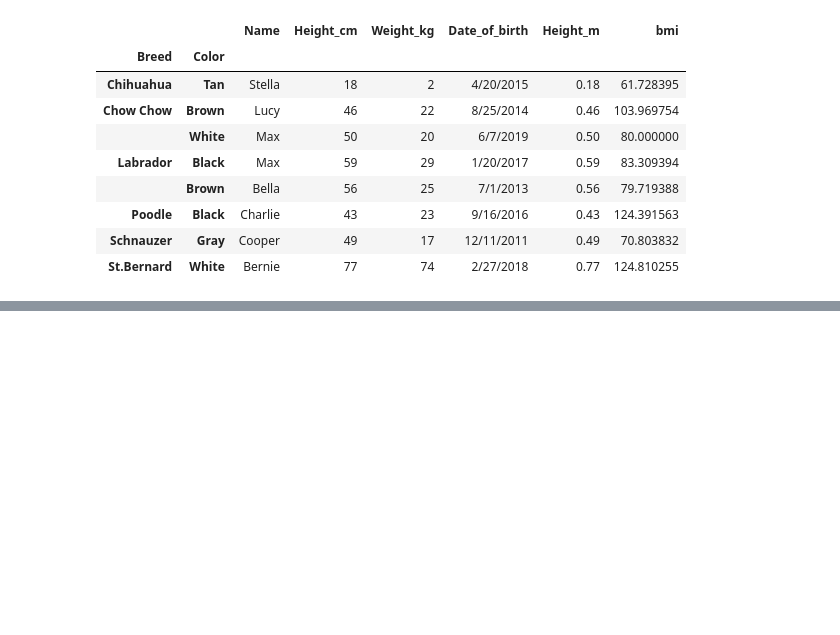
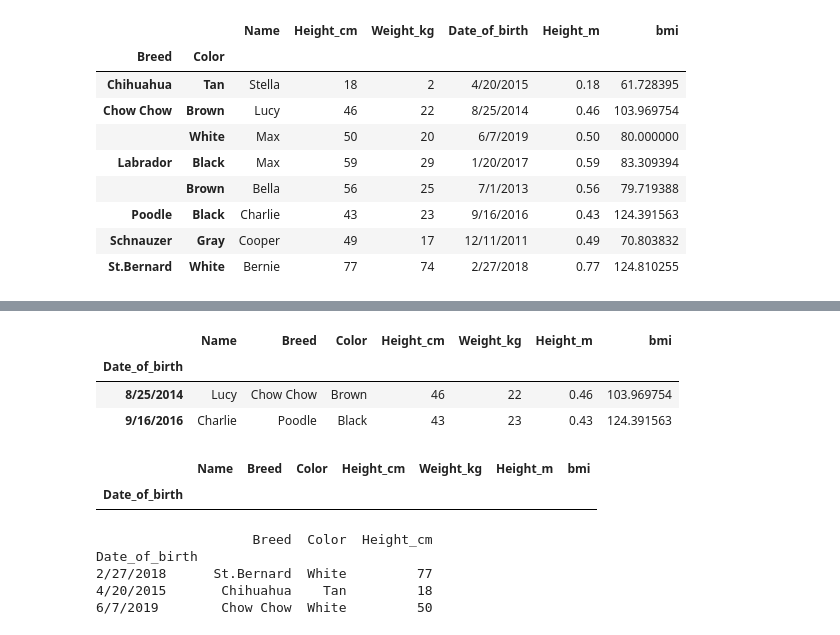
Before and after one commit to Syeda-Eman/40-days-of-Python, a Jupyter notebook: Day_22.ipynb, the cells around one changed output, grey strips where cells are left out. Cells and saved outputs as stored; diff of their text form; code cells hidden in the pictures; blank space fills up the shorter version.

```diff
--- a/Day_22.ipynb
+++ b/Day_22.ipynb
@@ -946,0 +980,3 @@ dogs_srt
+# %%
+dogs = dogs.set_index("Date_of_birth").sort_index()
+print(dogs)
@@ -946,0 +1001,23 @@ dogs_srt
+# %%
+#get dogs with Date_of_birth between 2014-08-25 and 2016-09-16
+dogs.loc["8/25/2014" : "9/16/2016"]
+# %% [output]
+|  | Name | Breed | Color | Height_cm | Weight_kg | Height_m | bmi |
+| Date_of_birth |  |  |  |  |  |  |  |
+| 8/25/2014 | Lucy | Chow Chow | Brown | 46 | 22 | 0.46 | 103.969754 |
+| 9/16/2016 | Charlie | Poodle | Black | 43 | 23 | 0.43 | 124.391563 |
+# %%
+#slicing by partial dates
+dogs.loc["2014":"2016"]
+# %% [output]
+|  | Name | Breed | Color | Height_cm | Weight_kg | Height_m | bmi |
+| Date_of_birth |  |  |  |  |  |  |  |
+# %%
+#subsetting by row/column number
+print(dogs.iloc[2:5, 1:4])
+# %% [output]
+                    Breed  Color  Height_cm
+Date_of_birth
+2/27/2018      St.Bernard  White         77
+4/20/2015       Chihuahua    Tan         18
+6/7/2019        Chow Chow  White         50
```
Also changed, not shown: parts of 4 cells of this notebook.
